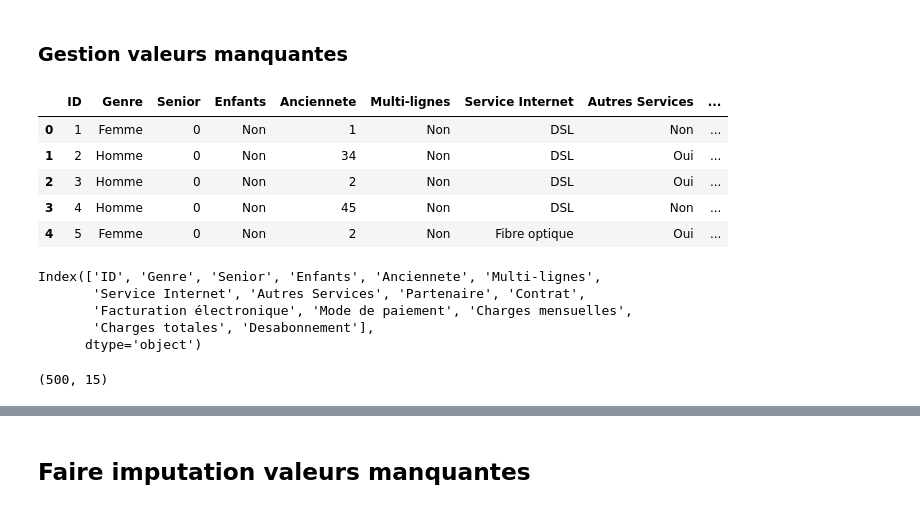
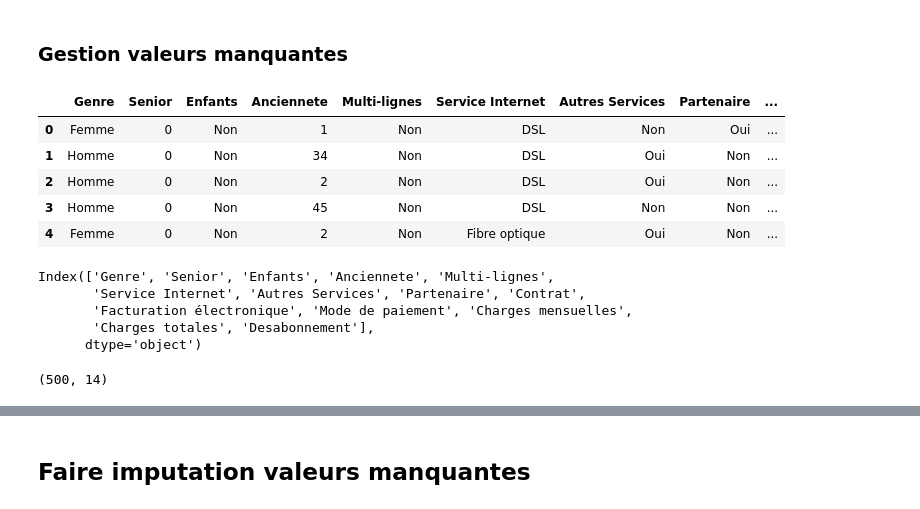
Before and after one commit to keagnon/ChurnGuardML, a Jupyter notebook: notebooks/EDA.ipynb, the cells around one changed output, grey strips where cells are left out. Cells and saved outputs as stored; diff of their text form; code cells hidden in the pictures.

```diff
--- a/notebooks/EDA.ipynb
+++ b/notebooks/EDA.ipynb
@@ -8,7 +8,7 @@ from sklearn.preprocessing import OneHotEncoder
 from sklearn.preprocessing import StandardScaler
 # %%
 # Charger les données depuis le fichier CSV
-telecom_df = pd.read_csv('../datasets/Telecom-Data-1.csv', nrows=500, sep=';', header=0)
+telecom_df = pd.read_csv('../datasets/Telecom-Data-1.csv', nrows=500, sep=';', header=0, index_col=False)
 
 # Afficher les 10 premières lignes du dataframe
 telecom_df.head(5)
@@ -19,6 +19,8 @@ telecom_df.head(5)
 | 2 | 3 | Homme | 0 | Non | 2 | Non | DSL | Oui | ... |
 | 3 | 4 | Homme | 0 | Non | 45 | Non | DSL | Non | ... |
 | 4 | 5 | Femme | 0 | Non | 2 | Non | Fibre optique | Oui | ... |
+# %%
+telecom_df.drop(columns=['ID'],inplace=True)
 # %% [markdown]
 ## Analyse Exploratoire des Données (EDA) avant le pretraitement
 # %%
@@ -50,21 +52,21 @@ plt.show()
 ### Gestion valeurs manquantes
 # %%
 # Renommer les colonnes si nécessaire
-telecom_df.columns = ['ID', 'Genre', 'Senior', 'Enfants', 'Anciennete', 'Multi-lignes', 'Service Internet', 'Autres Services', 'Partenaire', 'Contrat', 'Facturation électronique', 'Mode de paiement', 'Charges mensuelles', 'Charges totales', 'Desabonnement']
+telecom_df.columns = ['Genre', 'Senior', 'Enfants', 'Anciennete', 'Multi-lignes', 'Service Internet', 'Autres Services', 'Partenaire', 'Contrat', 'Facturation électronique', 'Mode de paiement', 'Charges mensuelles', 'Charges totales', 'Desabonnement']
 
 # Afficher les 10 premières lignes du dataframe
 telecom_df.head(5)
 # %% [output]
-|  | ID | Genre | Senior | Enfants | Anciennete | Multi-lignes | Service Internet | Autres Services | ... |
-| 0 | 1 | Femme | 0 | Non | 1 | Non | DSL | Non | ... |
-| 1 | 2 | Homme | 0 | Non | 34 | Non | DSL | Oui | ... |
-| 2 | 3 | Homme | 0 | Non | 2 | Non | DSL | Oui | ... |
-| 3 | 4 | Homme | 0 | Non | 45 | Non | DSL | Non | ... |
-| 4 | 5 | Femme | 0 | Non | 2 | Non | Fibre optique | Oui | ... |
+|  | Genre | Senior | Enfants | Anciennete | Multi-lignes | Service Internet | Autres Services | Partenaire | ... |
+| 0 | Femme | 0 | Non | 1 | Non | DSL | Non | Oui | ... |
+| 1 | Homme | 0 | Non | 34 | Non | DSL | Oui | Non | ... |
+| 2 | Homme | 0 | Non | 2 | Non | DSL | Oui | Non | ... |
+| 3 | Homme | 0 | Non | 45 | Non | DSL | Non | Non | ... |
+| 4 | Femme | 0 | Non | 2 | Non | Fibre optique | Oui | Non | ... |
 # %%
 telecom_df.columns
 # %% [output]
-Index(['ID', 'Genre', 'Senior', 'Enfants', 'Anciennete', 'Multi-lignes',
+Index(['Genre', 'Senior', 'Enfants', 'Anciennete', 'Multi-lignes',
        'Service Internet', 'Autres Services', 'Partenaire', 'Contrat',
        'Facturation électronique', 'Mode de paiement', 'Charges mensuelles',
        'Charges totales', 'Desabonnement'],
@@ -72,4 +74,4 @@ Index(['ID', 'Genre', 'Senior', 'Enfants', 'Anciennete', 'Multi-lignes',
 # %%
 telecom_df.shape
 # %% [output]
-(500, 15)
+(500, 14)
```
Also changed, not shown: parts of 27 cells of this notebook, 1 other file.
